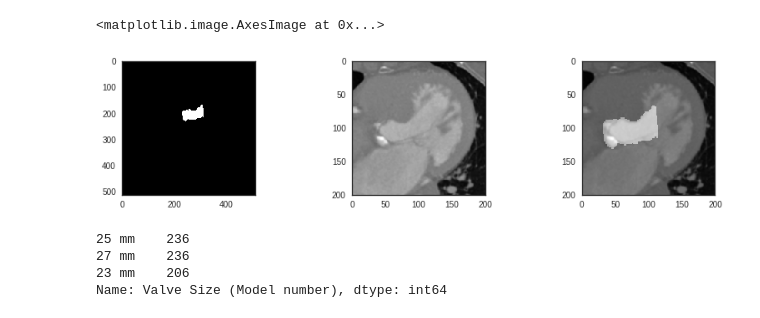
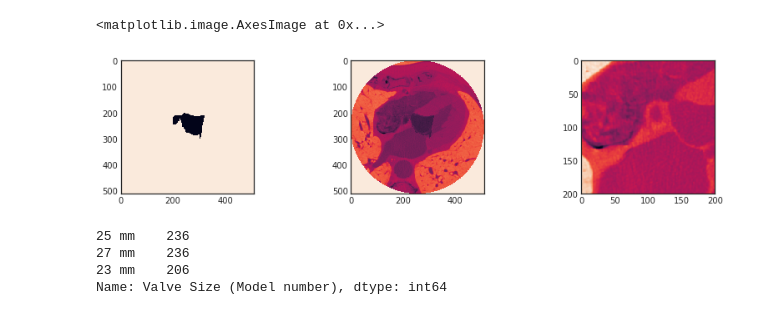
Before and after one commit to vessemer/AortaEstimation, a Jupyter notebook: IPython/2D-Unet.ipynb, the cells around one changed output. Drawn from its saved outputs; the diff is of its cells as text; code cells hidden in the pictures.

```diff
--- a/IPython/2D-Unet.ipynb
+++ b/IPython/2D-Unet.ipynb
@@ -20,10 +24,13 @@ from scripts import watereshed
 # %%
 PATHS = {
-    'DATA': '../data/RII',
-    'DESC': '../data/REPRISEIIISizes.xlsx'
+    'DATA': '/home/ubuntu/data/DM_Data/RIII',
+    'DESC': '/home/ubuntu/data/DM_Data/REPRISEIIISizes.xlsx'
 }
 # %%
-patient_id = '0201RPII019OMK'
+patient_id = '1649R3019'
 patient, meta = load_utils.load_patient(PATHS['DATA'], patient_id, metadata=True)
-meshs = glob(os.path.join(PATHS['DATA'], patient_id, '*.stl'))
-meshs = [load_utils.load_mesh(path, meta) for path in meshs]
+patient = np.flip(patient, 0)
+
+meshs = glob(os.path.join(PATHS['DATA'], patient_id, '*_A.stl'))
+meshs = load_utils.load_mesh(meshs[0], meta)
+meshs = np.flip(meshs, 0)
@@ -30,15 +106,16 @@ meshs = [load_utils.load_mesh(path, meta) for path in meshs]
 # %%
-i = 220
+i = 140
+
 plt.figure(figsize=(14, 10))
 plt.subplot(331)
-plt.imshow(~meshs[1][i])
+plt.imshow(~meshs[i])
 plt.subplot(332)
-plt.imshow(-(patient[i])[100:300, 200:400])
+plt.imshow(-(patient[i] + 400 * meshs[i, :512, :512]))
 plt.subplot(333)
-plt.imshow(-(patient[i] + 1000 * meshs[1][i, :512, :512])[100:300, 200:400])
+plt.imshow(-(patient[i])[150:350, 100:300])
 # %% [output]
 <matplotlib.image.AxesImage at 0x...>
-[figure, old version]
+[figure, new version]
 # %%
 import pandas as pd
 from glob import glob
```
Also changed, not shown: parts of 7 cells of this notebook, 2 other files.
